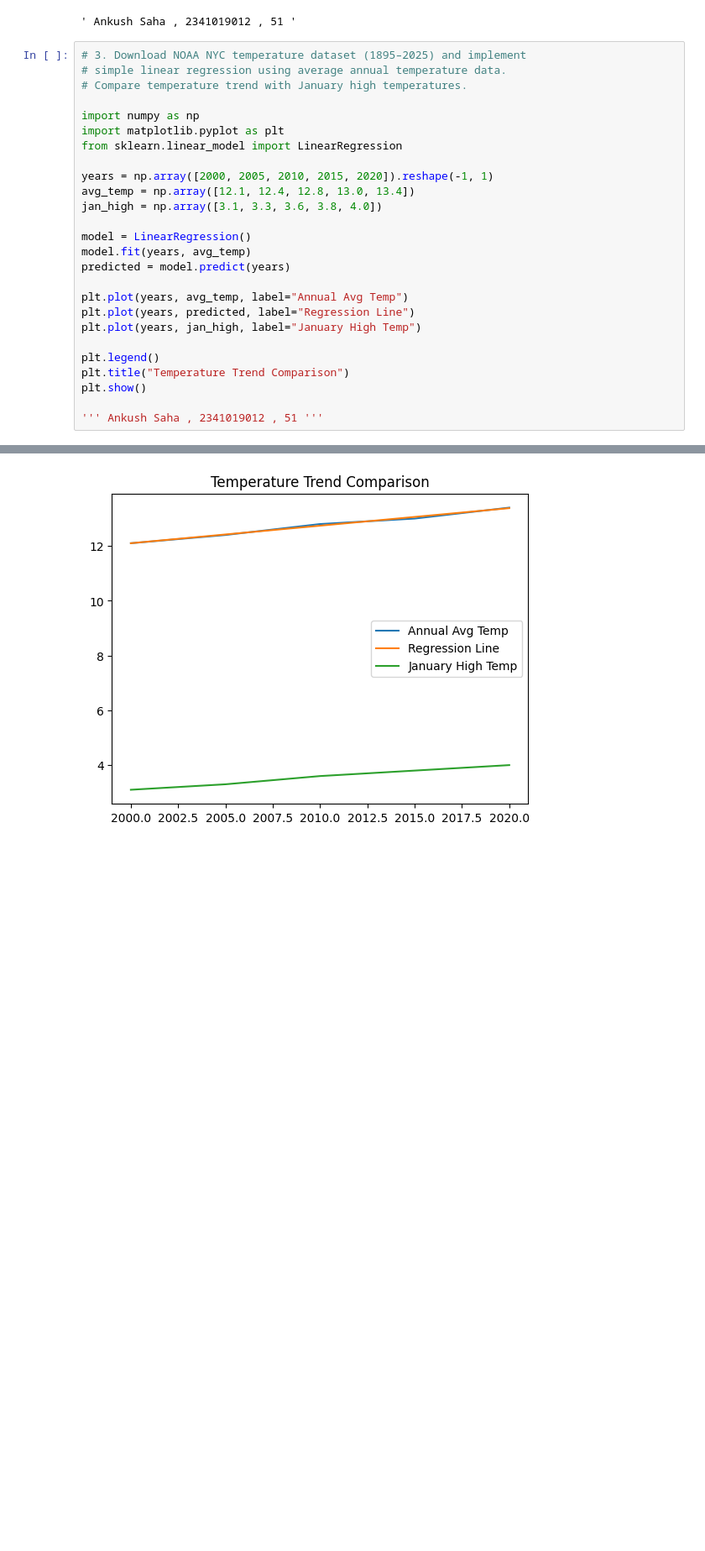
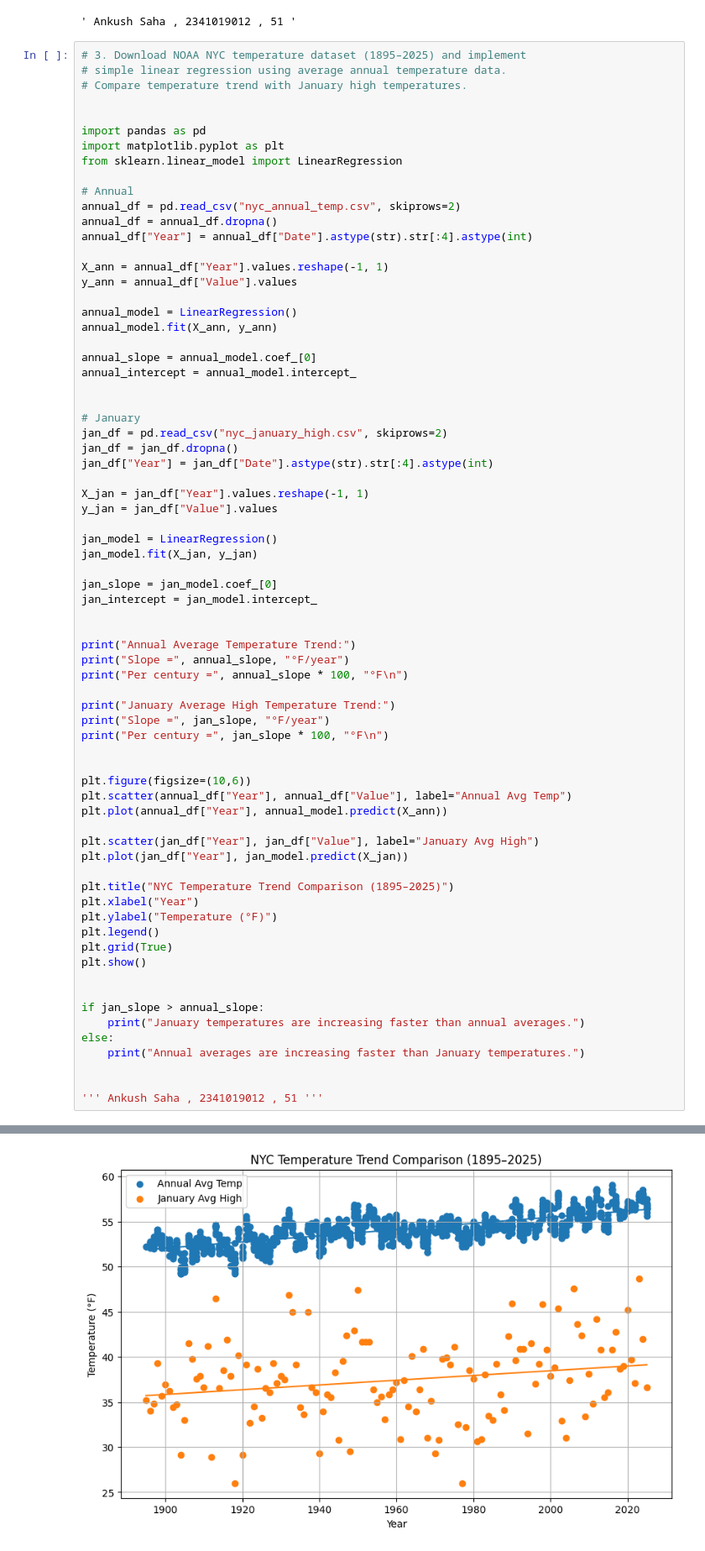
Before and after one commit to ankushsaha18/CollegeAssignments, a Jupyter notebook: SEM6/Python/Minor Assignment 4.ipynb, the cells around one changed output, grey strips where cells are left out. Shown at 84% size. Saved outputs shown, nothing was run; the diff lists cells and outputs as text; blank space fills up the shorter version.

```diff
--- a/SEM6/Python/Minor Assignment 4.ipynb
+++ b/SEM6/Python/Minor Assignment 4.ipynb
@@ -46,25 +46,70 @@ plt.show()
 # simple linear regression using average annual temperature data.
 # Compare temperature trend with January high temperatures.
 
-import numpy as np
+
+import pandas as pd
 import matplotlib.pyplot as plt
 from sklearn.linear_model import LinearRegression
 
-years = np.array([2000, 2005, 2010, 2015, 2020]).reshape(-1, 1)
-avg_temp = np.array([12.1, 12.4, 12.8, 13.0, 13.4])
-jan_high = np.array([3.1, 3.3, 3.6, 3.8, 4.0])
+# Annual
+annual_df = pd.read_csv("nyc_annual_temp.csv", skiprows=2)
+annual_df = annual_df.dropna()
+annual_df["Year"] = annual_df["Date"].astype(str).str[:4].astype(int)
 
-model = LinearRegression()
-model.fit(years, avg_temp)
-predicted = model.predict(years)
+X_ann = annual_df["Year"].values.reshape(-1, 1)
+y_ann = annual_df["Value"].values
 
-plt.plot(years, avg_temp, label="Annual Avg Temp")
-plt.plot(years, predicted, label="Regression Line")
-plt.plot(years, jan_high, label="January High Temp")
+annual_model = LinearRegression()
+annual_model.fit(X_ann, y_ann)
 
+annual_slope = annual_model.coef_[0]
+annual_intercept = annual_model.intercept_
+
+
+# January
+jan_df = pd.read_csv("nyc_january_high.csv", skiprows=2)
+jan_df = jan_df.dropna()
+jan_df["Year"] = jan_df["Date"].astype(str).str[:4].astype(int)
+
+X_jan = jan_df["Year"].values.reshape(-1, 1)
+y_jan = jan_df["Value"].values
+
+jan_model = LinearRegression()
+jan_model.fit(X_jan, y_jan)
+
+jan_slope = jan_model.coef_[0]
+jan_intercept = jan_model.intercept_
+
+
+print("Annual Average Temperature Trend:")
+print("Slope =", annual_slope, "°F/year")
+print("Per century =", annual_slope * 100, "°F\n")
+
+print("January Average High Temperature Trend:")
+print("Slope =", jan_slope, "°F/year")
+print("Per century =", jan_slope * 100, "°F\n")
+
+
+plt.figure(figsize=(10,6))
+plt.scatter(annual_df["Year"], annual_df["Value"], label="Annual Avg Temp")
+plt.plot(annual_df["Year"], annual_model.predict(X_ann))
+
+plt.scatter(jan_df["Year"], jan_df["Value"], label="January Avg High")
+plt.plot(jan_df["Year"], jan_model.predict(X_jan))
+
+plt.title("NYC Temperature Trend Comparison (1895–2025)")
+plt.xlabel("Year")
+plt.ylabel("Temperature (°F)")
 plt.legend()
-plt.title("Temperature Trend Comparison")
+plt.grid(True)
 plt.show()
 
+
+if jan_slope > annual_slope:
+    print("January temperatures are increasing faster than annual averages.")
+else:
+    print("Annual averages are increasing faster than January temperatures.")
+
+
 ''' Ankush Saha , 2341019012 , 51 '''
 # %% [output]
@@ -71 +123 @@ plt.show()
-[figure, old version]
+[figure, new version]
```
Also changed, not shown: parts of 6 cells of this notebook, 6 other files.
